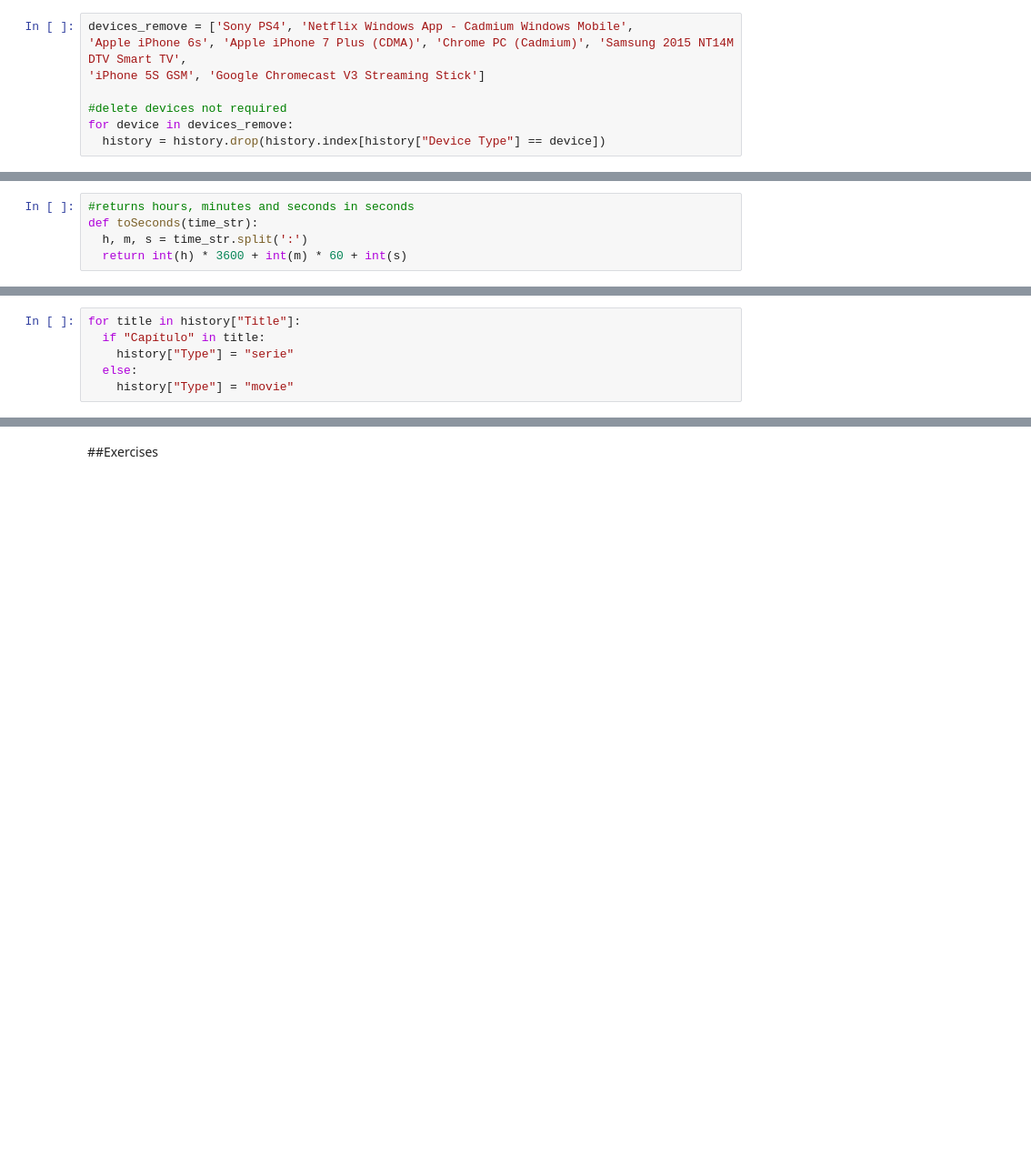
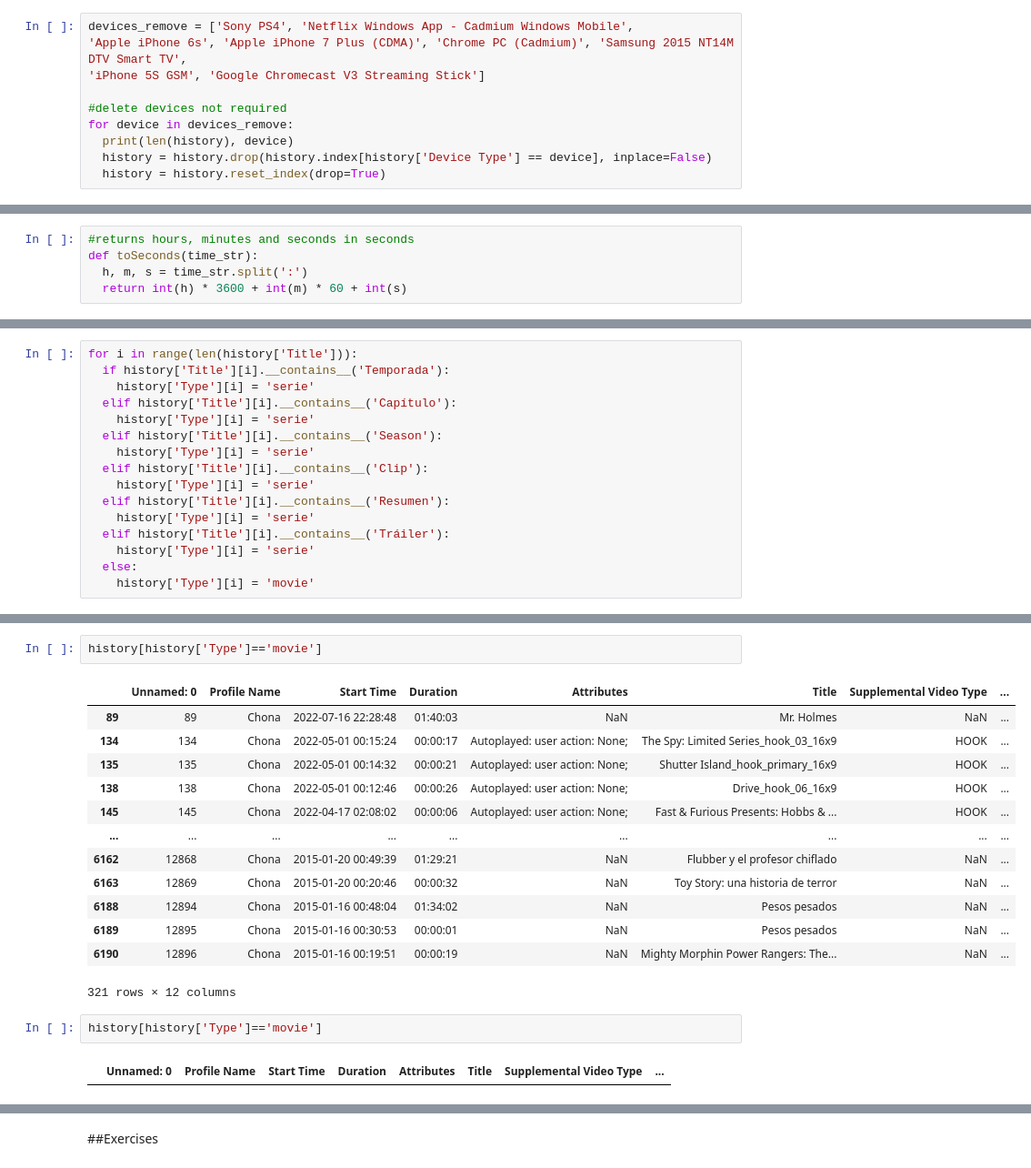
Before and after one commit to IanPol0/DataScienceNetflix, a Jupyter notebook: DataScienceNetflix.ipynb, the cells around one changed output, grey strips where cells are left out. Shown at 91% size. Saved outputs shown, nothing was run; the diff lists cells and outputs as text; blank space fills up the shorter version.

```diff
--- a/DataScienceNetflix.ipynb
+++ b/DataScienceNetflix.ipynb
@@ -23,4 +23,6 @@ devices_remove = ['Sony PS4', 'Netflix Windows App - Cadmium Windows Mobile',
 
 #delete devices not required
 for device in devices_remove:
-  history = history.drop(history.index[history["Device Type"] == device])
+  print(len(history), device)
+  history = history.drop(history.index[history['Device Type'] == device], inplace=False)
+  history = history.reset_index(drop=True)
@@ -36,6 +44,0 @@ def toSeconds(time_str):
-# %%
-for title in history["Title"]:
-  if "Capítulo" in title:
-    history["Type"] = "serie"
-  else:
-    history["Type"] = "movie"
@@ -41,0 +47,16 @@ for title in history["Title"]:
+# %%
+for i in range(len(history['Title'])):
+  if history['Title'][i].__contains__('Temporada'):
+    history['Type'][i] = 'serie'
+  elif history['Title'][i].__contains__('Capítulo'):
+    history['Type'][i] = 'serie'
+  elif history['Title'][i].__contains__('Season'):
+    history['Type'][i] = 'serie'
+  elif history['Title'][i].__contains__('Clip'):
+    history['Type'][i] = 'serie'
+  elif history['Title'][i].__contains__('Resumen'):
+    history['Type'][i] = 'serie'
+  elif history['Title'][i].__contains__('Tráiler'):
+    history['Type'][i] = 'serie'
+  else:
+    history['Type'][i] = 'movie'
@@ -41,0 +81,20 @@ for title in history["Title"]:
+# %%
+history[history['Type']=='movie']
+# %% [output]
+|  | Unnamed: 0 | Profile Name | Start Time | Duration | Attributes | Title | Supplemental Video Type | ... |
+| 89 | 89 | Chona | 2022-07-16 22:28:48 | 01:40:03 | NaN | Mr. Holmes | NaN | ... |
+| 134 | 134 | Chona | 2022-05-01 00:15:24 | 00:00:17 | Autoplayed: user action: None; | The Spy: Limited Series_hook_03_16x9 | HOOK | ... |
+| 135 | 135 | Chona | 2022-05-01 00:14:32 | 00:00:21 | Autoplayed: user action: None; | Shutter Island_hook_primary_16x9 | HOOK | ... |
+| 138 | 138 | Chona | 2022-05-01 00:12:46 | 00:00:26 | Autoplayed: user action: None; | Drive_hook_06_16x9 | HOOK | ... |
+| 145 | 145 | Chona | 2022-04-17 02:08:02 | 00:00:06 | Autoplayed: user action: None; | Fast & Furious Presents: Hobbs & ... | HOOK | ... |
+| ... | ... | ... | ... | ... | ... | ... | ... | ... |
+| 6162 | 12868 | Chona | 2015-01-20 00:49:39 | 01:29:21 | NaN | Flubber y el profesor chiflado | NaN | ... |
+| 6163 | 12869 | Chona | 2015-01-20 00:20:46 | 00:00:32 | NaN | Toy Story: una historia de terror | NaN | ... |
+| 6188 | 12894 | Chona | 2015-01-16 00:48:04 | 01:34:02 | NaN | Pesos pesados | NaN | ... |
+| 6189 | 12895 | Chona | 2015-01-16 00:30:53 | 00:00:01 | NaN | Pesos pesados | NaN | ... |
+| 6190 | 12896 | Chona | 2015-01-16 00:19:51 | 00:00:19 | NaN | Mighty Morphin Power Rangers: The... | NaN | ... |
+321 rows × 12 columns
+# %%
+history[history['Type']=='movie']
+# %% [output]
+|  | Unnamed: 0 | Profile Name | Start Time | Duration | Attributes | Title | Supplemental Video Type | ... |
```
Also changed, not shown: parts of 14 cells of this notebook.
